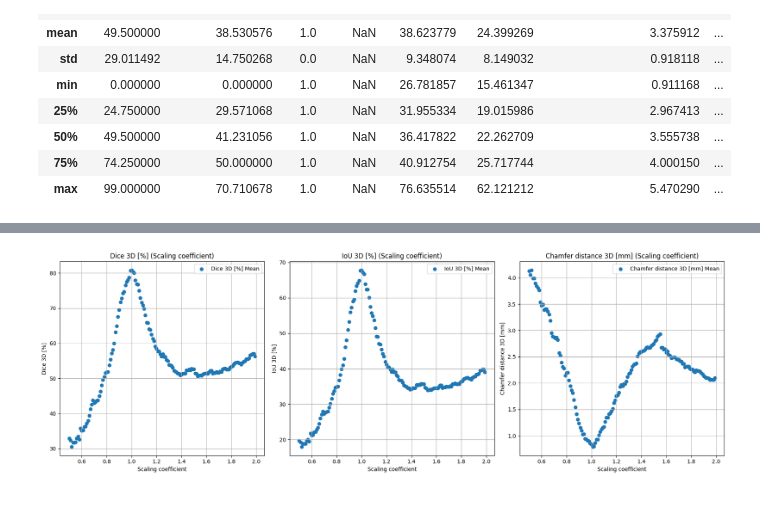
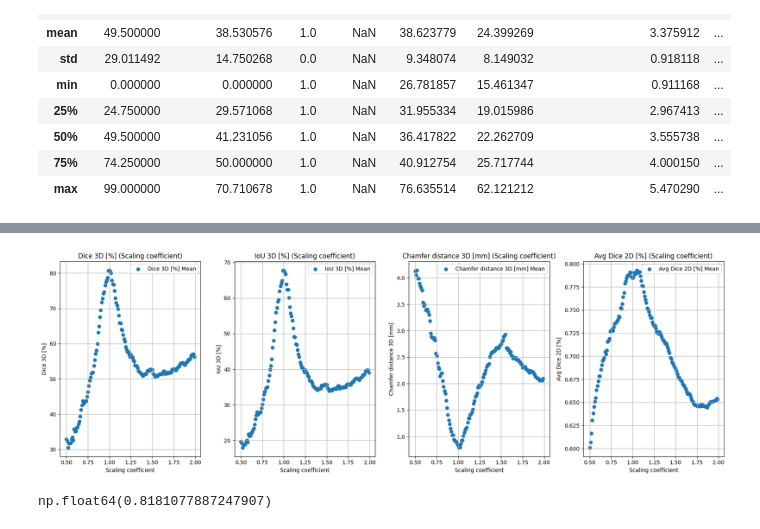
Before and after one commit to cvlab-ai/visual-hull-experiments, a Jupyter notebook: notebooks/noise.ipynb, the cells around one changed output, grey strips where cells are left out. Drawn from its saved outputs; the diff is of its cells as text; code cells hidden in the pictures.

Commit message:
rerun experiments/redo analysis with fixed Dice 2D

```diff
--- a/notebooks/noise.ipynb
+++ b/notebooks/noise.ipynb
@@ -7,7 +13,7 @@ import matplotlib.pyplot as plt
 df_translations = pd.read_csv("../data/translations/experiment_results.csv")
 translation_norm = "translation_norm"
 
-metrics = ['Dice 3D [%]', 'IoU 3D [%]', 'Chamfer distance 3D [mm]', 'Avg IoU 2D [%]', 'Avg Dice 2D [%]']
+metrics = ['Dice 3D [%]', 'IoU 3D [%]', 'Chamfer distance 3D [mm]', 'Avg Dice 2D [%]']
 df_translations
 # %% [output]
 |  | Unnamed: 0 | translation | translation_norm | scale | Time [s] | Dice 3D [%] | IoU 3D [%] | ... |
@@ -36,9 +42,9 @@ df_translations.describe()
 | 75% | 74.250000 | 50.000000 | 1.0 | NaN | 40.912754 | 25.717744 | 4.000150 | ... |
 | max | 99.000000 | 70.710678 | 1.0 | NaN | 76.635514 | 62.121212 | 5.470290 | ... |
 # %%
-fig, axes = plt.subplots(1, 3, figsize=(18, 6))
+fig, axes = plt.subplots(1, 4, figsize=(18, 6))
 
-for i, metric in enumerate(metrics[:3]):
+for i, metric in enumerate(metrics[:4]):
     mean_values = df_translations[metric]
     var_values = df_translations[metric]
     axes[i].scatter(df_translations[translation_norm], mean_values, label=f'{metric} Mean', marker='o')
@@ -57,5 +67,5 @@ plt.show()
 df_scaling = pd.read_csv("../data/scaling/experiment_results.csv")
 scale = "scale"
 
-metrics = ['Dice 3D [%]', 'IoU 3D [%]', 'Chamfer distance 3D [mm]', 'Avg IoU 2D [%]', 'Avg Dice 2D [%]']
+metrics = ['Dice 3D [%]', 'IoU 3D [%]', 'Chamfer distance 3D [mm]', 'Avg Dice 2D [%]']
 df_scaling
@@ -72,20 +96,24 @@ df_scaling.describe()
 | 75% | 111.750000 | 0.0 | 1.617500 | NaN | 57.510822 | 40.361945 | 2.660657 | ... |
 | max | 149.000000 | 0.0 | 1.990000 | NaN | 80.788177 | 67.768595 | 4.141588 | ... |
 # %%
-fig, axes = plt.subplots(1, 3, figsize=(18, 6))
+fig, axes = plt.subplots(1, 4, figsize=(18, 6))
 
-for i, metric in enumerate(metrics[:3]):
+for i, metric in enumerate(metrics[:4]):
     mean_values = df_scaling[metric]
     var_values = df_scaling[metric]
     axes[i].scatter(df_scaling[scale], mean_values, label=f'{metric} Mean', marker='o')
     axes[i].set_title(f'{metric} (Scaling coefficient)')
     axes[i].set_xlabel('Scaling coefficient')
     axes[i].set_ylabel(metric)
     axes[i].grid(True)
     axes[i].legend()
 
 plt.tight_layout()
 plt.savefig('figures/metric_scaling.png')
 plt.show()
 # %% [output]
-[figure, old version]
+[figure, new version]
+# %%
+error_margin(df_scaling['Avg Dice 2D [%]'] * 100)
+# %% [output]
+np.float64(0.8181077887247907)
```
Also changed, not shown: parts of 5 cells of this notebook, 5 other files.
